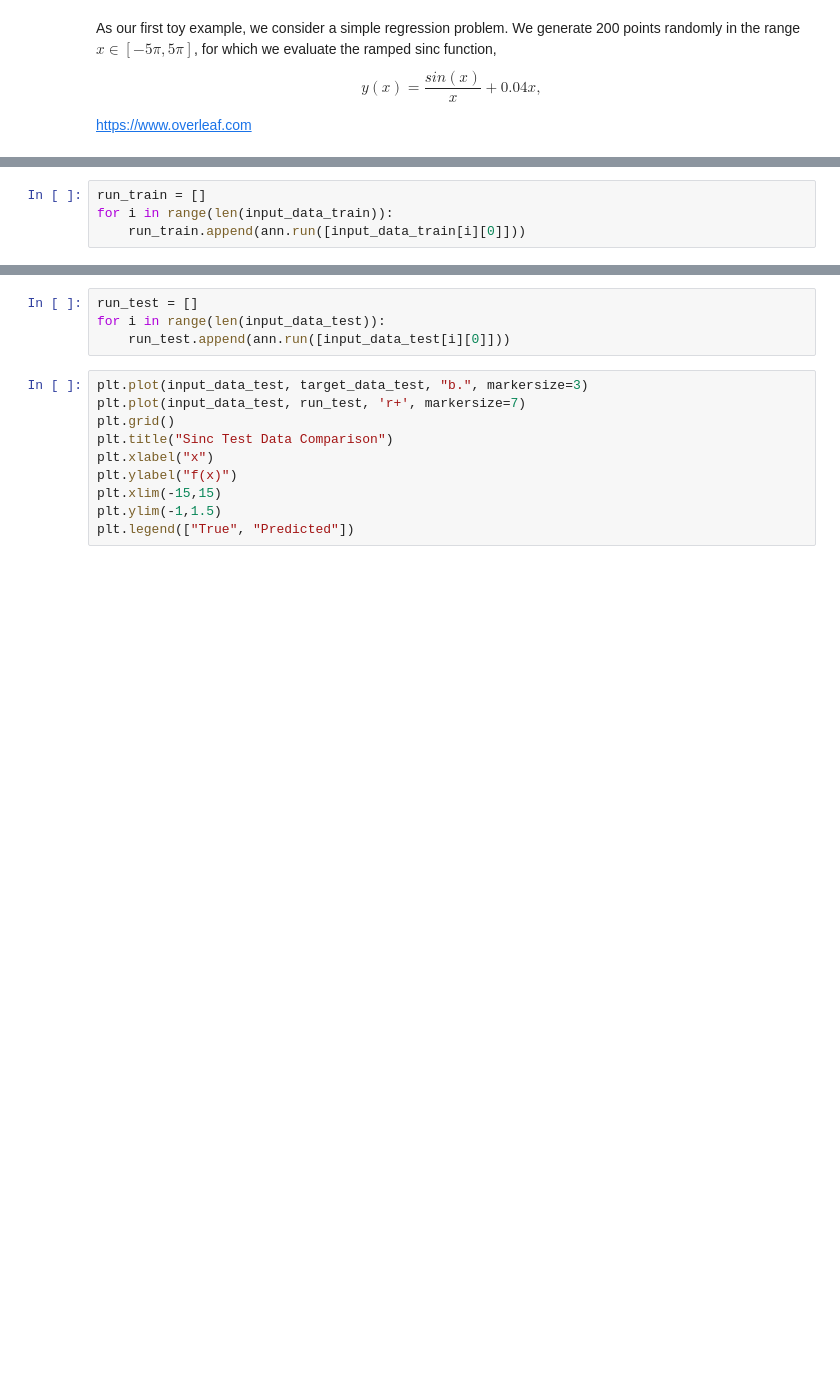
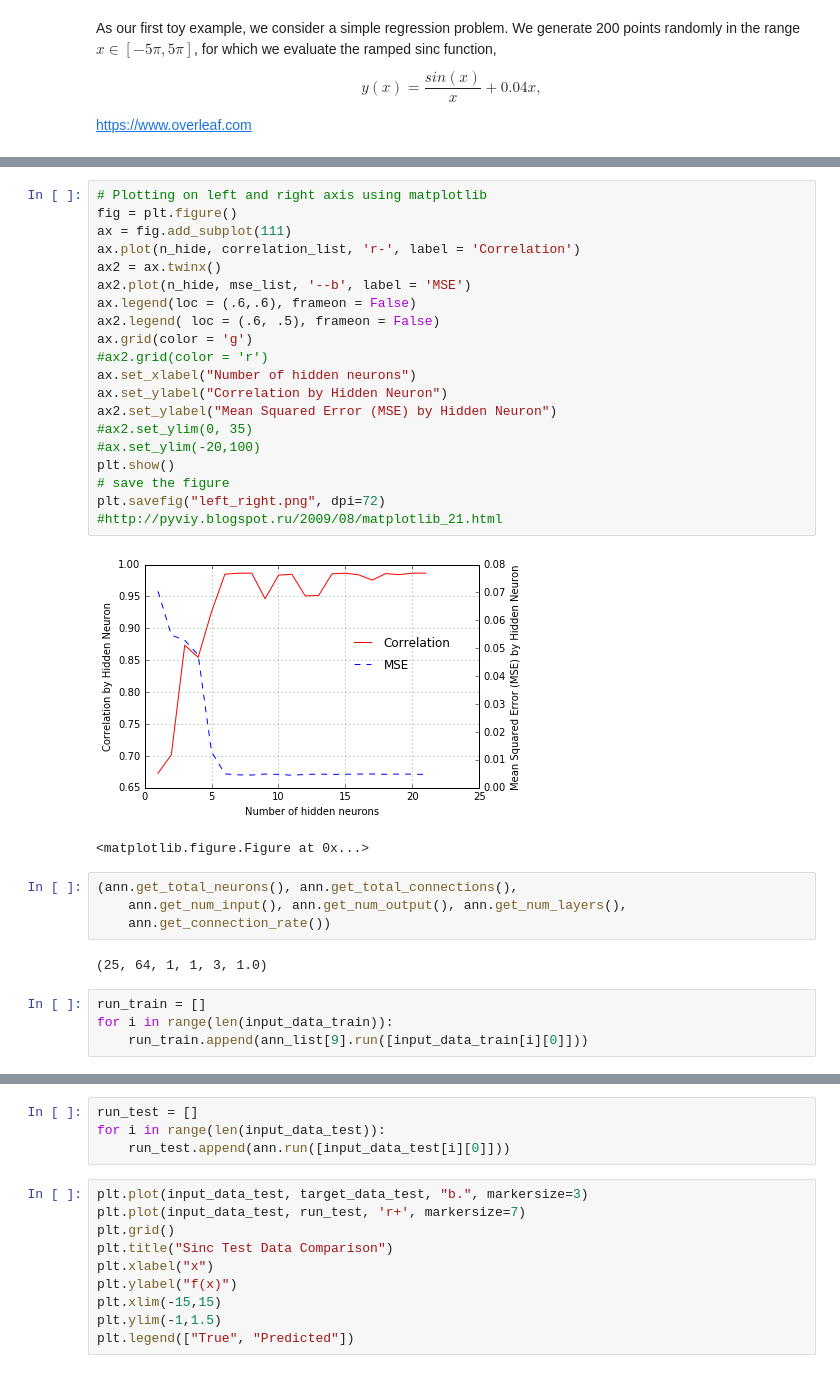
Before and after one commit to tmeits/ipynb, a Jupyter notebook: fann/TOY_EXAMPLES_FANN2_Regression.ipynb, the cells around one changed output, grey strips where cells are left out. Saved outputs shown, nothing was run; the diff lists cells and outputs as text; blank space fills up the shorter version.

```diff
--- a/fann/TOY_EXAMPLES_FANN2_Regression.ipynb
+++ b/fann/TOY_EXAMPLES_FANN2_Regression.ipynb
@@ -121,7 +189,36 @@ Done.
+# %%
+# Plotting on left and right axis using matplotlib
+fig = plt.figure()
+ax = fig.add_subplot(111)
+ax.plot(n_hide, correlation_list, 'r-', label = 'Correlation')
+ax2 = ax.twinx()
+ax2.plot(n_hide, mse_list, '--b', label = 'MSE')
+ax.legend(loc = (.6,.6), frameon = False)
+ax2.legend( loc = (.6, .5), frameon = False)
+ax.grid(color = 'g')
+#ax2.grid(color = 'r')
+ax.set_xlabel("Number of hidden neurons")
+ax.set_ylabel("Correlation by Hidden Neuron")
+ax2.set_ylabel("Mean Squared Error (MSE) by Hidden Neuron")
+#ax2.set_ylim(0, 35)
+#ax.set_ylim(-20,100)
+plt.show()
+# save the figure
+plt.savefig("left_right.png", dpi=72)
+#http://pyviy.blogspot.ru/2009/08/matplotlib_21.html
+# %% [output]
+[figure, added]
+<matplotlib.figure.Figure at 0x...>
+# %%
+(ann.get_total_neurons(), ann.get_total_connections(),
+    ann.get_num_input(), ann.get_num_output(), ann.get_num_layers(),
+    ann.get_connection_rate())
+# %% [output]
+(25, 64, 1, 1, 3, 1.0)
 # %%
 run_train = []
 for i in range(len(input_data_train)):
-    run_train.append(ann.run([input_data_train[i][0]]))
+    run_train.append(ann_list[9].run([input_data_train[i][0]]))
 # %%
 plt.plot(input_data_train, target_data_train, "b.", markersize=3)
 plt.plot(input_data_train, run_train, 'r+', markersize=7)
```
Also changed, not shown: parts of 16 cells of this notebook.
